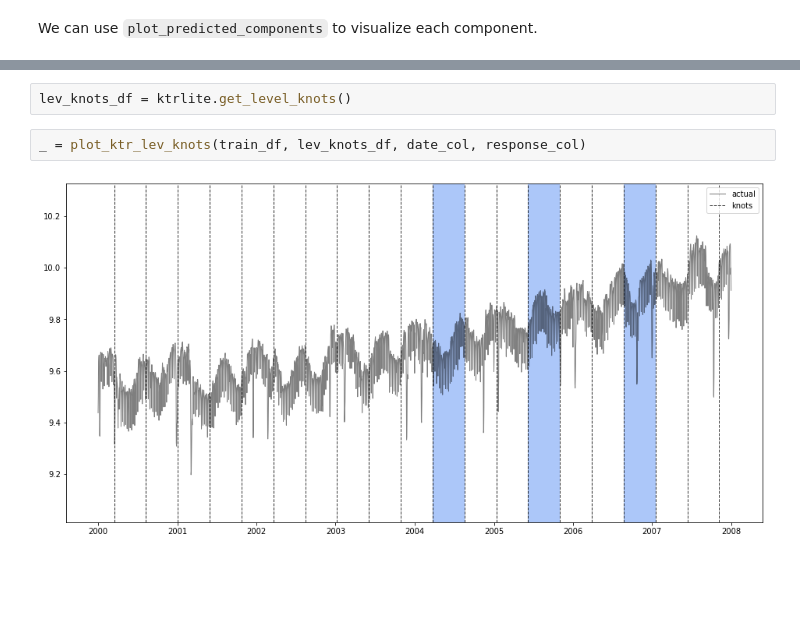
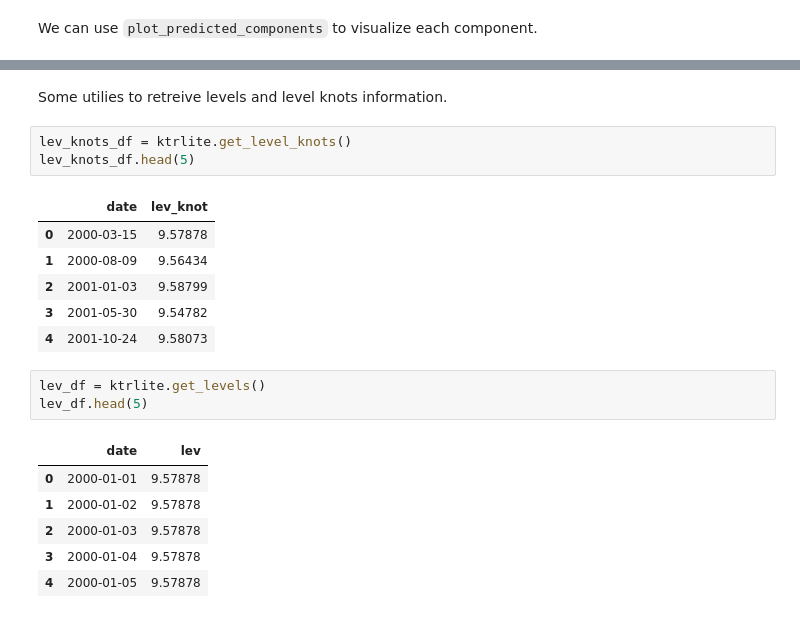
Before and after one commit to uber/orbit, a Jupyter notebook: docs/tutorials/ktrlite.ipynb, the cells around one changed output, grey strips where cells are left out. Cells and saved outputs as stored; diff of their text form; blank space fills up the shorter version.

```diff
--- a/docs/tutorials/ktrlite.ipynb
+++ b/docs/tutorials/ktrlite.ipynb
@@ -156,6 +168,22 @@ Moreover, we can use `plot_ktr_lev_knots` to inspect the segement divided by kno
+# %% [markdown]
+Some utilies to retreive levels and level knots information.
 # %%
 lev_knots_df = ktrlite.get_level_knots()
+lev_knots_df.head(5)
+# %% [output]
+|  | date | lev_knot |
+| 0 | 2000-03-15 | 9.57878 |
+| 1 | 2000-08-09 | 9.56434 |
+| 2 | 2001-01-03 | 9.58799 |
+| 3 | 2001-05-30 | 9.54782 |
+| 4 | 2001-10-24 | 9.58073 |
-# %%
-_ = plot_ktr_lev_knots(train_df, lev_knots_df, date_col, response_col)
-# %% [output]
-[figure, removed]
+# %%
+lev_df = ktrlite.get_levels()
+lev_df.head(5)
+# %% [output]
+|  | date | lev |
+| 0 | 2000-01-01 | 9.57878 |
+| 1 | 2000-01-02 | 9.57878 |
+| 2 | 2000-01-03 | 9.57878 |
+| 3 | 2000-01-04 | 9.57878 |
+| 4 | 2000-01-05 | 9.57878 |
```
Also changed, not shown: parts of 10 cells of this notebook, 10 other files.
